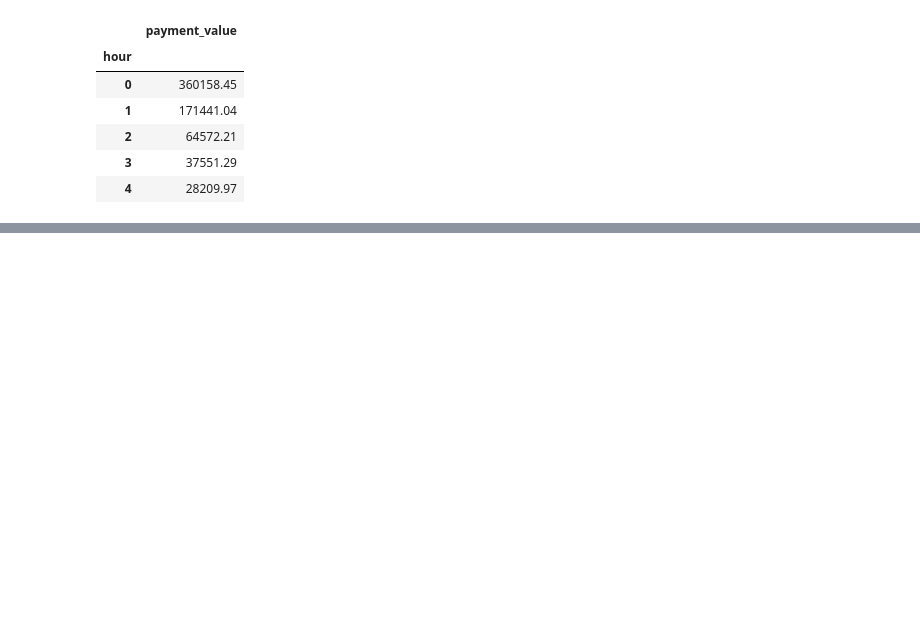
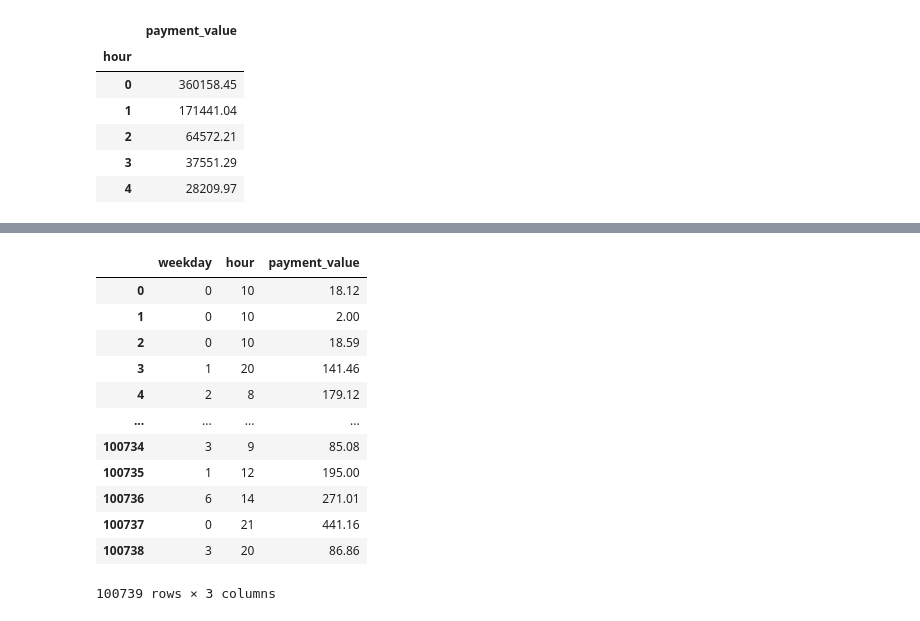
Before and after one commit to seonghunYang/ECOMMERCE-EDA, a Jupyter notebook: EDA4.ipynb, the cells around one changed output, grey strips where cells are left out. Cells and saved outputs as stored; diff of their text form; code cells hidden in the pictures; blank space fills up the shorter version.

```diff
--- a/EDA4.ipynb
+++ b/EDA4.ipynb
@@ -323,0 +358,18 @@ merged_order_payment_minute = merged_order_payment_date[['minute', 'payment_valu
+# %%
+merged_order_payment_hour_weekday = merged_order_payment_date[['weekday', 'hour', 'payment_value']].copy()
+# %%
+merged_order_payment_hour_weekday
+# %% [output]
+|  | weekday | hour | payment_value |
+| 0 | 0 | 10 | 18.12 |
+| 1 | 0 | 10 | 2.00 |
+| 2 | 0 | 10 | 18.59 |
+| 3 | 1 | 20 | 141.46 |
+| 4 | 2 | 8 | 179.12 |
+| ... | ... | ... | ... |
+| 100734 | 3 | 9 | 85.08 |
+| 100735 | 1 | 12 | 195.00 |
+| 100736 | 6 | 14 | 271.01 |
+| 100737 | 0 | 21 | 441.16 |
+| 100738 | 3 | 20 | 86.86 |
+100739 rows × 3 columns
```
Also changed, not shown: parts of 16 cells of this notebook.
